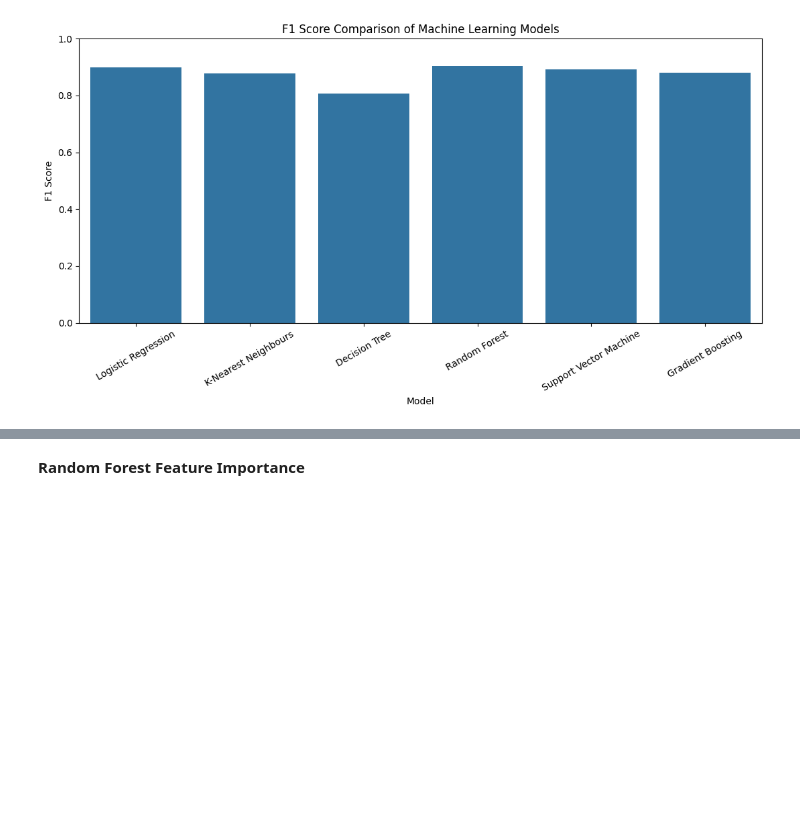
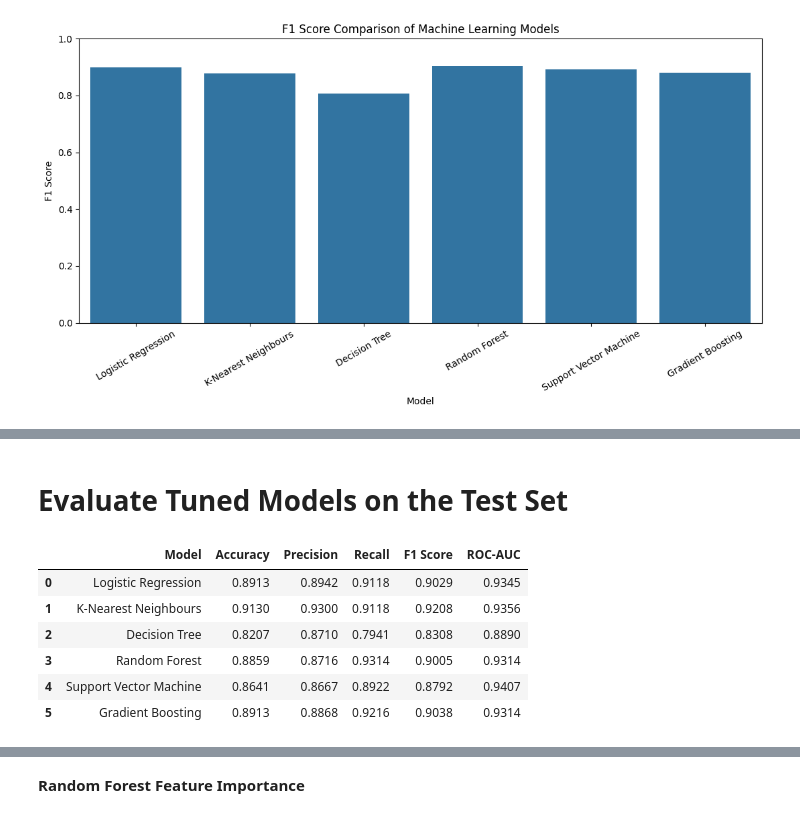
Before and after one commit to soup511/final_year_project, a Jupyter notebook: Heart_DiseasePrediction_usingMachineLearning.ipynb, the cells around one changed output, grey strips where cells are left out. Drawn from its saved outputs; the diff is of its cells as text; code cells hidden in the pictures; blank space fills up the shorter version.

```diff
--- a/Heart_DiseasePrediction_usingMachineLearning.ipynb
+++ b/Heart_DiseasePrediction_usingMachineLearning.ipynb
@@ -1009,0 +1112,35 @@ plt.show()
+# %% [markdown]
+# **Evaluate Tuned Models on the Test Set**
+# %%
+tuned_results = []
+tuned_predictions = {}
+tuned_probabilities = {}
+
+for name, model in tuned_models.items():
+
+    y_pred = model.predict(X_test)
+    y_prob = model.predict_proba(X_test)[:, 1]
+
+    tuned_predictions[name] = y_pred
+    tuned_probabilities[name] = y_prob
+
+    tuned_results.append({
+        "Model": name,
+        "Accuracy": accuracy_score(y_test, y_pred),
+        "Precision": precision_score(y_test, y_pred),
+        "Recall": recall_score(y_test, y_pred),
+        "F1 Score": f1_score(y_test, y_pred),
+        "ROC-AUC": roc_auc_score(y_test, y_prob)
+    })
+
+tuned_results_df = pd.DataFrame(tuned_results)
+
+tuned_results_df.round(4)
+# %% [output]
+|  | Model | Accuracy | Precision | Recall | F1 Score | ROC-AUC |
+| 0 | Logistic Regression | 0.8913 | 0.8942 | 0.9118 | 0.9029 | 0.9345 |
+| 1 | K-Nearest Neighbours | 0.9130 | 0.9300 | 0.9118 | 0.9208 | 0.9356 |
+| 2 | Decision Tree | 0.8207 | 0.8710 | 0.7941 | 0.8308 | 0.8890 |
+| 3 | Random Forest | 0.8859 | 0.8716 | 0.9314 | 0.9005 | 0.9314 |
+| 4 | Support Vector Machine | 0.8641 | 0.8667 | 0.8922 | 0.8792 | 0.9407 |
+| 5 | Gradient Boosting | 0.8913 | 0.8868 | 0.9216 | 0.9038 | 0.9314 |
```
Also changed, not shown: parts of 11 cells of this notebook.
